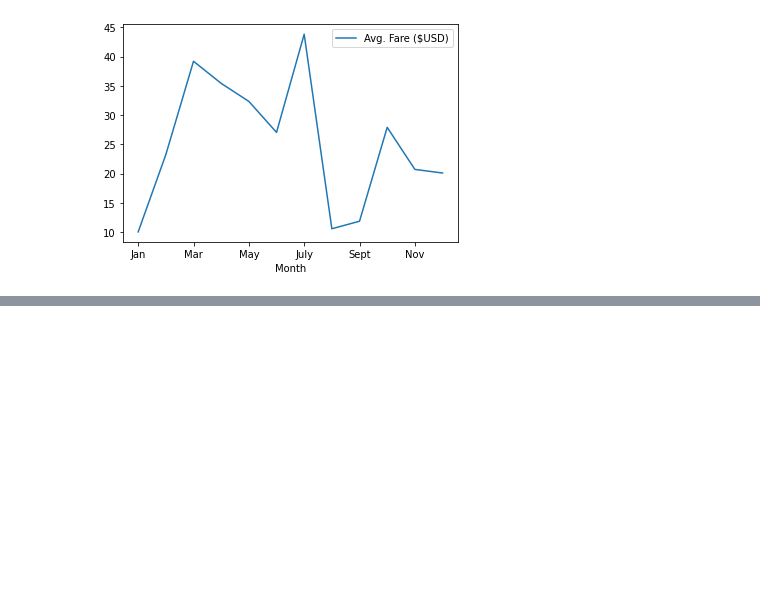
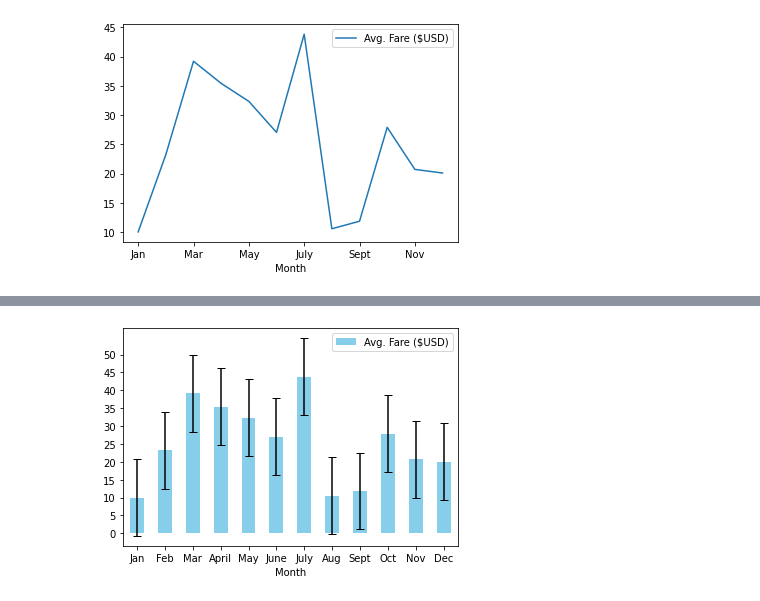
Before and after one commit to echoqshen/PyBer_Analysis, a Jupyter notebook: PyBer_ride_data_practice.ipynb, the cells around one changed output, grey strips where cells are left out. Drawn from its saved outputs; the diff is of its cells as text; code cells hidden in the pictures; blank space fills up the shorter version.

```diff
--- a/PyBer_ride_data.ipynb
+++ b/PyBer_ride_data_practice.ipynb
@@ -49,2 +61,15 @@ UFuncTypeError: ufunc 'subtract' did not contain a loop with signature matching
+# %%
+# Add error bars.
+data = pyber_ride_df["Avg. Fare ($USD)"]
+# print(data.tolist())
+data_std = np.std(data)
+# print(data_std)
+# error = [data_std for i in data]
+# print(error)
+pyber_ride_df.plot(x="Month", y="Avg. Fare ($USD)", yerr=error, kind='bar', rot=0, capsize = 4, color = ["skyblue"])
+plt.yticks(np.arange(0, 55, 5.0))
+plt.show()
+# %% [output]
+[figure, added]
 # %%
 pyber_ride_df.plot(x="Month", y="Avg. Fare ($USD)", kind='bar', rot=0)
```
Also changed, not shown: parts of 7 cells of this notebook, 2 other files.
